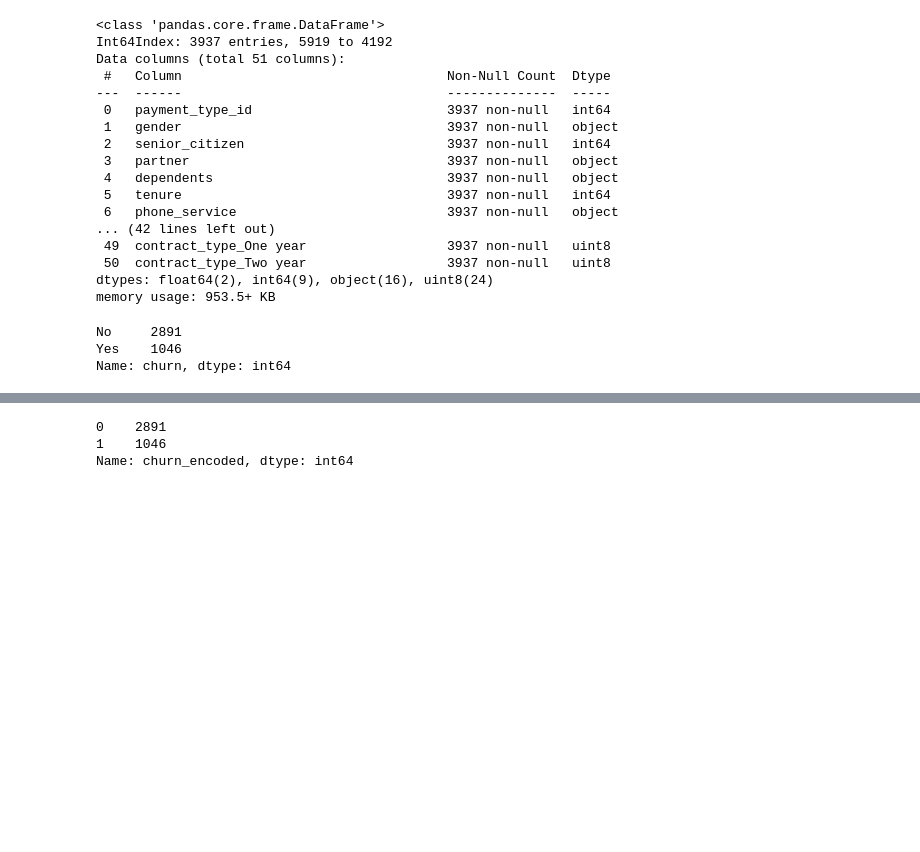
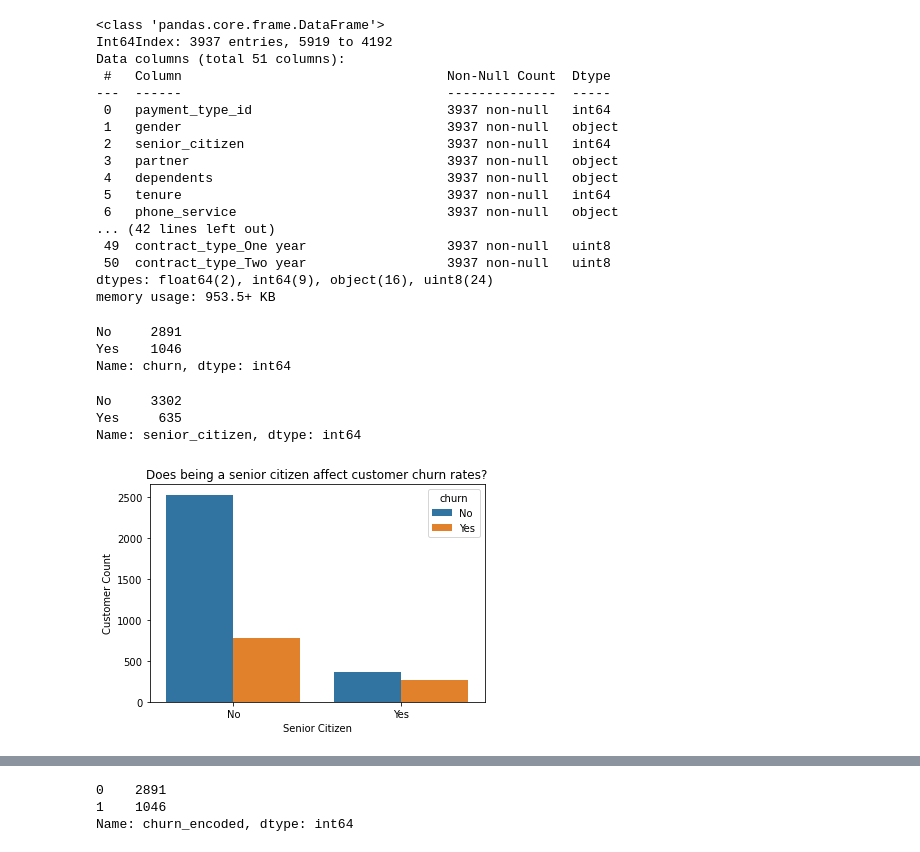
Before and after one commit to raedownen/Project_1-Classification, a Jupyter notebook: telco-draft.ipynb, the cells around one changed output, grey strips where cells are left out. Cells and saved outputs as stored; diff of their text form; code cells hidden in the pictures; blank space fills up the shorter version.

```diff
--- a/telco-draft.ipynb
+++ b/telco-draft.ipynb
@@ -145,3 +145,18 @@ train.churn.value_counts()
 No     2891
 Yes    1046
 Name: churn, dtype: int64
+# %%
+train.senior_citizen = train.senior_citizen.replace({0: 'No', 1: 'Yes'})
+train.senior_citizen.value_counts()
+# %% [output]
+No     3302
+Yes     635
+Name: senior_citizen, dtype: int64
+# %%
+sns.countplot(x="senior_citizen", hue="churn", data=train)
+plt.title("Does being a senior citizen affect customer churn rates?")
+plt.xlabel("Senior Citizen")
+plt.ylabel("Customer Count")
+plt.show()
+# %% [output]
+[figure, added]
```
Also changed, not shown: parts of 27 cells of this notebook.
